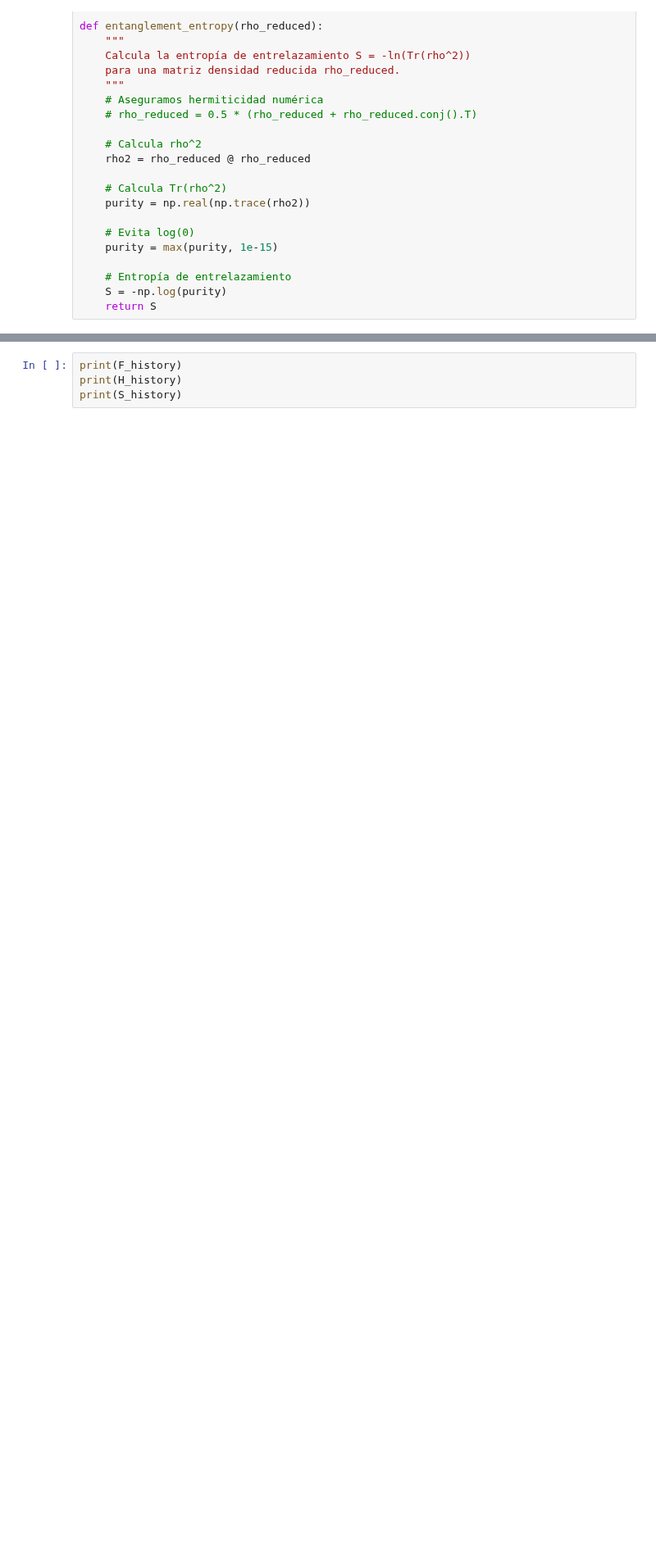
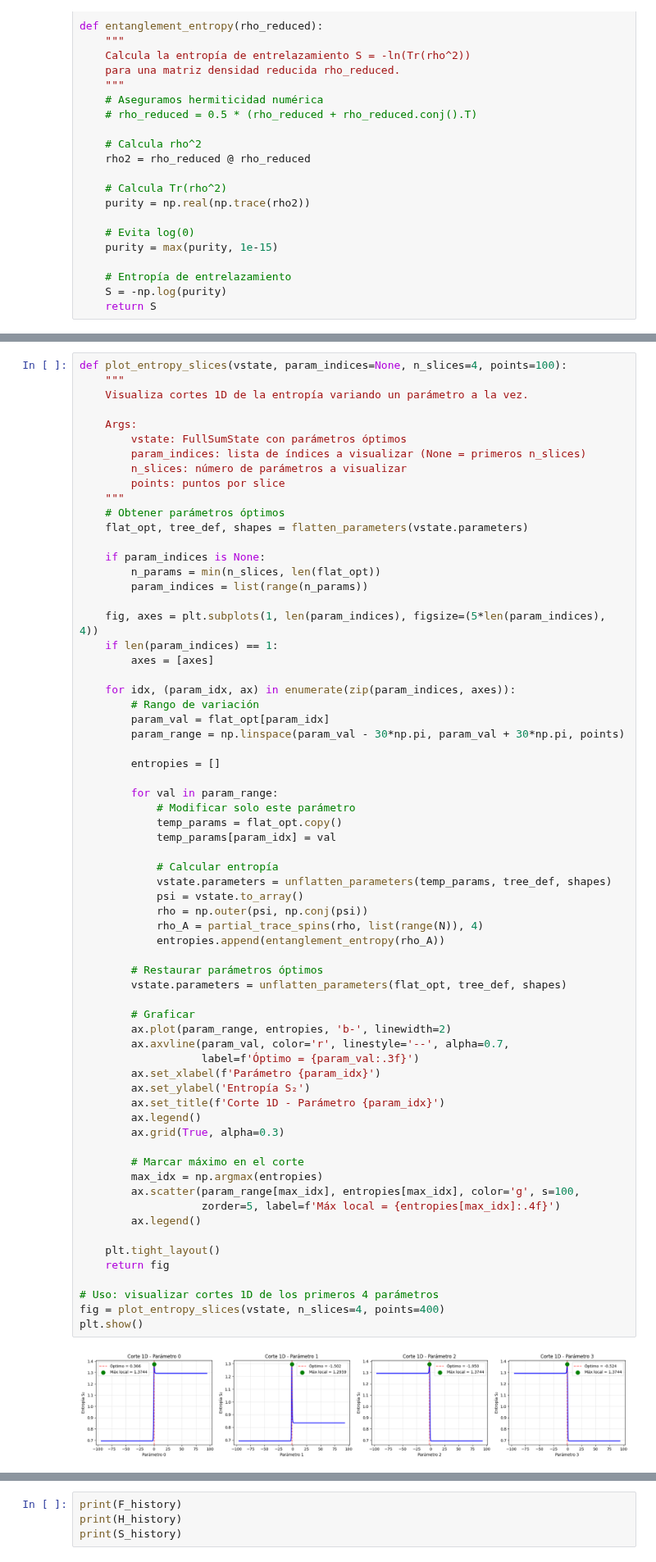
Before and after one commit to ismaelcastrouimp/TFM, a Jupyter notebook: Ancilla_exact.ipynb, the cells around one changed output, grey strips where cells are left out. Shown at 82% size. Saved outputs shown, nothing was run; the diff lists cells and outputs as text; blank space fills up the shorter version.

```diff
--- a/Ancilla_exact.ipynb
+++ b/Ancilla_exact.ipynb
@@ -297,0 +374,68 @@ Entropía S₂ correspondiente: 0.467676
+# %%
+def plot_entropy_slices(vstate, param_indices=None, n_slices=4, points=100):
+    """
+    Visualiza cortes 1D de la entropía variando un parámetro a la vez.
+
+    Args:
+        vstate: FullSumState con parámetros óptimos
+        param_indices: lista de índices a visualizar (None = primeros n_slices)
+        n_slices: número de parámetros a visualizar
+        points: puntos por slice
+    """
+    # Obtener parámetros óptimos
+    flat_opt, tree_def, shapes = flatten_parameters(vstate.parameters)
+
+    if param_indices is None:
+        n_params = min(n_slices, len(flat_opt))
+        param_indices = list(range(n_params))
+
+    fig, axes = plt.subplots(1, len(param_indices), figsize=(5*len(param_indices), 4))
+    if len(param_indices) == 1:
+        axes = [axes]
+
+    for idx, (param_idx, ax) in enumerate(zip(param_indices, axes)):
+        # Rango de variación
+        param_val = flat_opt[param_idx]
+        param_range = np.linspace(param_val - 30*np.pi, param_val + 30*np.pi, points)
+
+        entropies = []
+
+        for val in param_range:
+            # Modificar solo este parámetro
+            temp_params = flat_opt.copy()
+            temp_params[param_idx] = val
+
+            # Calcular entropía
+            vstate.parameters = unflatten_parameters(temp_params, tree_def, shapes)
+            psi = vstate.to_array()
+            rho = np.outer(psi, np.conj(psi))
+            rho_A = partial_trace_spins(rho, list(range(N)), 4)
+            entropies.append(entanglement_entropy(rho_A))
+
+        # Restaurar parámetros óptimos
+        vstate.parameters = unflatten_parameters(flat_opt, tree_def, shapes)
+
+        # Graficar
+        ax.plot(param_range, entropies, 'b-', linewidth=2)
+        ax.axvline(param_val, color='r', linestyle='--', alpha=0.7,
+                   label=f'Óptimo = {param_val:.3f}')
+        ax.set_xlabel(f'Parámetro {param_idx}')
+        ax.set_ylabel('Entropía S₂')
+        ax.set_title(f'Corte 1D - Parámetro {param_idx}')
+        ax.legend()
+        ax.grid(True, alpha=0.3)
+
+        # Marcar máximo en el corte
+        max_idx = np.argmax(entropies)
+        ax.scatter(param_range[max_idx], entropies[max_idx], color='g', s=100,
+                   zorder=5, label=f'Máx local = {entropies[max_idx]:.4f}')
+        ax.legend()
+
+    plt.tight_layout()
+    return fig
+
+# Uso: visualizar cortes 1D de los primeros 4 parámetros
+fig = plot_entropy_slices(vstate, n_slices=4, points=400)
+plt.show()
+# %% [output]
+[figure, added]
```
Also changed, not shown: parts of 6 cells of this notebook, 2 other files.
